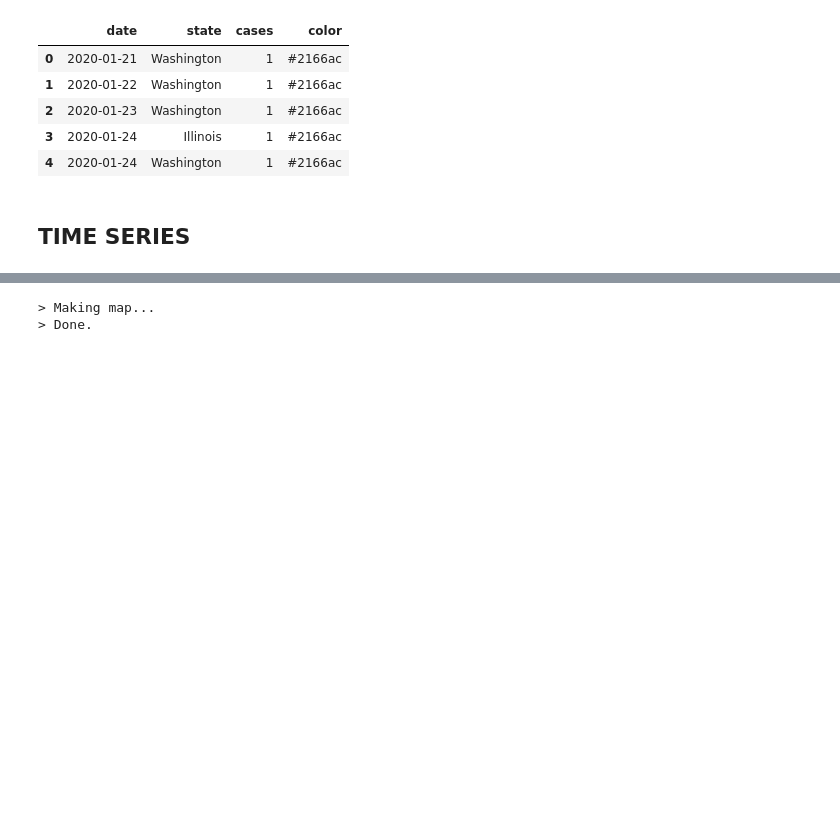
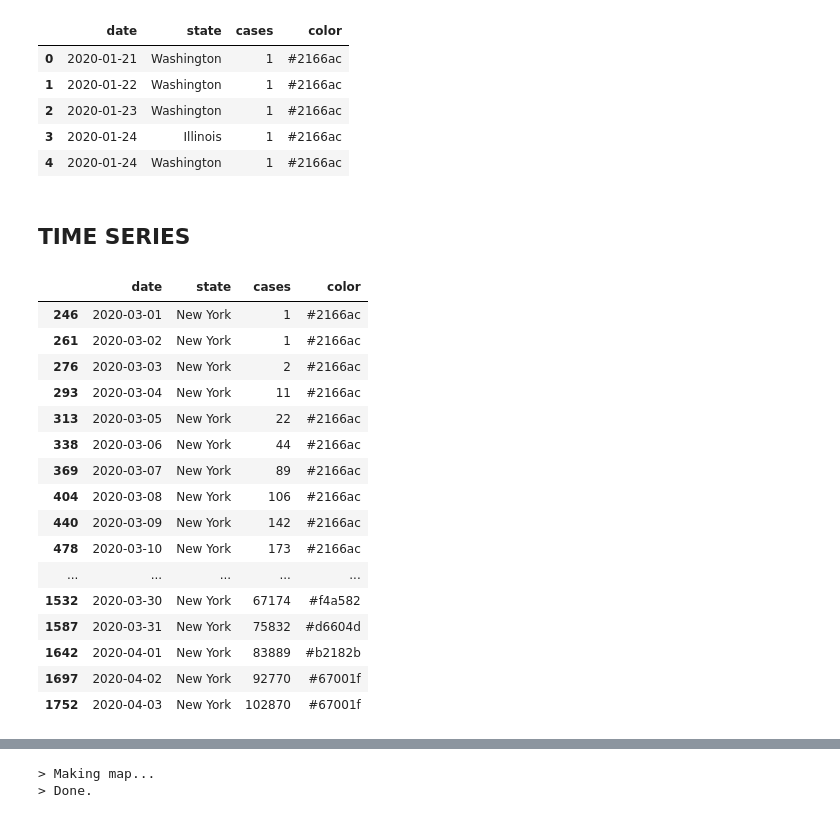
Before and after one commit to mdhwang/United-States-of-Covid, a Jupyter notebook: Folium Test US States.ipynb, the cells around one changed output, grey strips where cells are left out. Drawn from its saved outputs; the diff is of its cells as text; code cells hidden in the pictures; blank space fills up the shorter version.

```diff
--- a/Folium Test US States.ipynb
+++ b/Folium Test US States.ipynb
@@ -159,3 +125,23 @@ df = df[df.state != "Guam"]
+# %%
+df[df.state == "New York"]
+# %% [output]
+|  | date | state | cases | color |
+| 246 | 2020-03-01 | New York | 1 | #2166ac |
+| 261 | 2020-03-02 | New York | 1 | #2166ac |
+| 276 | 2020-03-03 | New York | 2 | #2166ac |
+| 293 | 2020-03-04 | New York | 11 | #2166ac |
+| 313 | 2020-03-05 | New York | 22 | #2166ac |
+| 338 | 2020-03-06 | New York | 44 | #2166ac |
+| 369 | 2020-03-07 | New York | 89 | #2166ac |
+| 404 | 2020-03-08 | New York | 106 | #2166ac |
+| 440 | 2020-03-09 | New York | 142 | #2166ac |
+| 478 | 2020-03-10 | New York | 173 | #2166ac |
+| ... | ... | ... | ... | ... |
+| 1532 | 2020-03-30 | New York | 67174 | #f4a582 |
+| 1587 | 2020-03-31 | New York | 75832 | #d6604d |
+| 1642 | 2020-04-01 | New York | 83889 | #b2182b |
+| 1697 | 2020-04-02 | New York | 92770 | #67001f |
+| 1752 | 2020-04-03 | New York | 102870 | #67001f |
 # %%
 def create_geojson_features_modded(df):
     print('> Creating GeoJSON features...')
```
Also changed, not shown: parts of 7 cells of this notebook, 1 other file.
